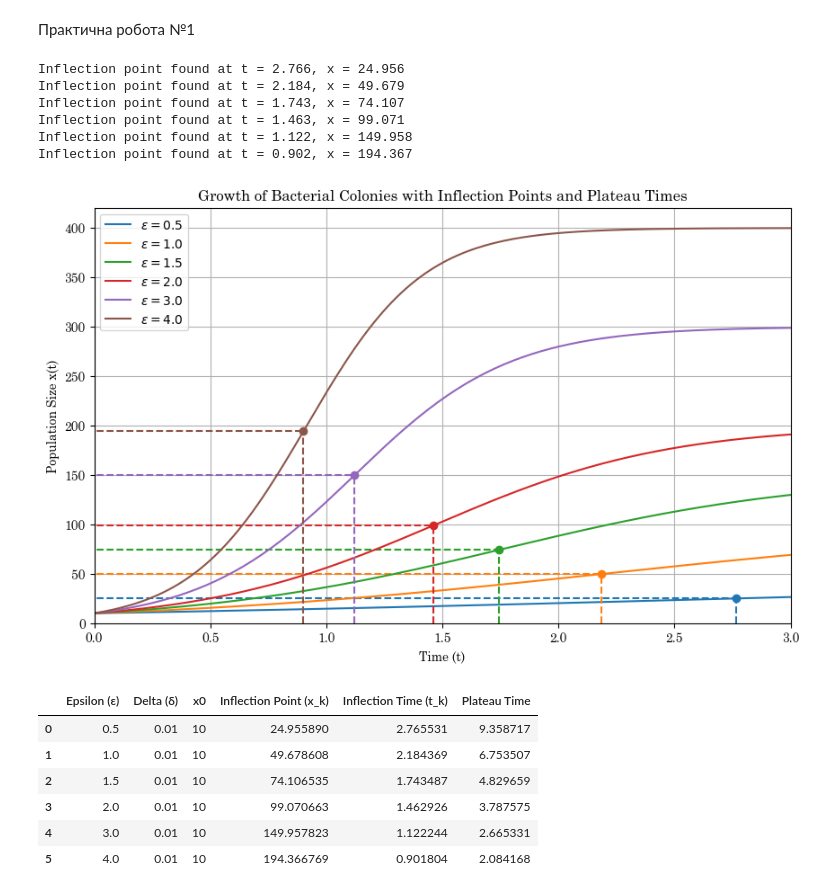
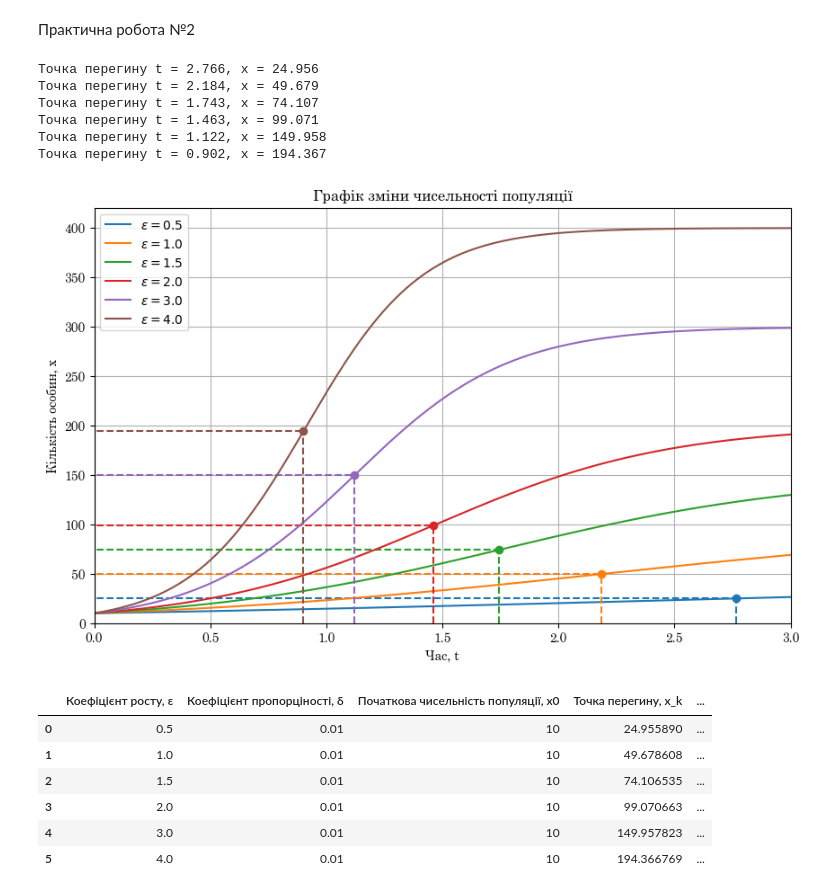
Before and after one commit to ArsenIsh26/Biophysics, a Jupyter notebook: Практична робота з Біофізики №2.ipynb, the cells around one changed output. Cells and saved outputs as stored; diff of their text form; code cells hidden in the pictures.

```diff
--- a/Практична робота з Біофізики №2.ipynb
+++ b/Практична робота з Біофізики №2.ipynb
@@ -1,16 +1,18 @@
 # %% [markdown]
-Практична робота №1
+Практична робота №2
 # %%
 import numpy as np
 import matplotlib.pyplot as plt
 import pandas as pd
+
+plt.rcParams['font.family'] = 'Century Schoolbook'
 
 x0 = 10
 delta = 0.01
 epsilon_values = [0.5, 1, 1.5, 2, 3, 4]
 t = np.linspace(0, 10, 500)
 
-epsilon_list, delta_list, x0_list, x_k_list, t_k_list, plateau_time_list = [], [], [], [], [], []
+epsilon_list, delta_list, x0_list, x_k_list, t_k_list, plateau_x_list, plateau_time_list = [], [], [], [], [], [], []
 
 plt.figure(figsize=(10, 6))
 
@@ -18,8 +20,8 @@ for epsilon in epsilon_values:
     x = (x0 * epsilon) / (((epsilon - delta * x0) * np.exp(-epsilon * t)) + delta * x0)
     plt.plot(t, x, label=r'$\epsilon = {:.1f}$'.format(epsilon))
 
-    plateau_index = np.where(np.isclose(x, x[-1], rtol=0.01))[0][0]
-    plateau_time = t[plateau_index]
+    plateau_x = np.where(np.isclose(x, x[-1], rtol=0.01))[0][0]
+    plateau_time = t[plateau_x]
 
     dx_dt = np.gradient(x, t)
     d2x_dt2 = np.gradient(dx_dt, t)
@@ -30,56 +32,58 @@ for epsilon in epsilon_values:
         inflection_index = inflection_indices[0]
         t_k = t[inflection_index]
         x_k = x[inflection_index]
-        print(f"Inflection point found at t = {t_k:.3f}, x = {x_k:.3f}")
+        print(f"Точка перегину t = {t_k:.3f}, x = {x_k:.3f}")
     else:
-        print("No inflection point found.")
+        print("Точкаа перегину відсутня")
 
     curve_color = plt.gca().lines[-1].get_color()
     plt.vlines(t_k, -10, x_k, color=curve_color, linestyle='--')
     plt.hlines(x_k, -10, t_k, color=curve_color, linestyle='--')
     plt.plot(t_k, x_k, 'o', color=curve_color)
 
     epsilon_list.append(epsilon)
     delta_list.append(delta)
     x0_list.append(x0)
     x_k_list.append(x_k)
     t_k_list.append(t_k)
+    plateau_x_list.append(plateau_x)
     plateau_time_list.append(plateau_time)
 
 plt.ylim(0, )
 plt.xlim(0, 3)
 plt.xlabel('Час, t')
 plt.ylabel('Кількість особин, x')
 plt.title('Графік зміни чисельності популяції')
 plt.legend()
 plt.grid()
 plt.show()
 
 results_df = pd.DataFrame({
     'Коефіцієнт росту, ε': epsilon_list,
     'Коефіцієнт пропорціності, δ': delta_list,
     'Початкова чисельність популяції, x0': x0_list,
     'Точка перегину, x_k': x_k_list,
     'Точка перегину, t_k': t_k_list,
+    'Максимум кількості особин, xст': plateau_x_list,
     'Час настання плато, Tст': plateau_time_list
 })
 
 results_df
 # %% [output]
-Inflection point found at t = 2.766, x = 24.956
-Inflection point found at t = 2.184, x = 49.679
-Inflection point found at t = 1.743, x = 74.107
-Inflection point found at t = 1.463, x = 99.071
-Inflection point found at t = 1.122, x = 149.958
-Inflection point found at t = 0.902, x = 194.367
+Точка перегину t = 2.766, x = 24.956
+Точка перегину t = 2.184, x = 49.679
+Точка перегину t = 1.743, x = 74.107
+Точка перегину t = 1.463, x = 99.071
+Точка перегину t = 1.122, x = 149.958
+Точка перегину t = 0.902, x = 194.367
-[figure, old version]
+[figure, new version]
-|  | Epsilon (ε) | Delta (δ) | x0 | Inflection Point (x_k) | Inflection Time (t_k) | Plateau Time |
-| 0 | 0.5 | 0.01 | 10 | 24.955890 | 2.765531 | 9.358717 |
-| 1 | 1.0 | 0.01 | 10 | 49.678608 | 2.184369 | 6.753507 |
-| 2 | 1.5 | 0.01 | 10 | 74.106535 | 1.743487 | 4.829659 |
-| 3 | 2.0 | 0.01 | 10 | 99.070663 | 1.462926 | 3.787575 |
-| 4 | 3.0 | 0.01 | 10 | 149.957823 | 1.122244 | 2.665331 |
-| 5 | 4.0 | 0.01 | 10 | 194.366769 | 0.901804 | 2.084168 |
+|  | Коефіцієнт росту, ε | Коефіцієнт пропорціності, δ | Початкова чисельність популяції, x0 | Точка перегину, x_k | ... |
+| 0 | 0.5 | 0.01 | 10 | 24.955890 | ... |
+| 1 | 1.0 | 0.01 | 10 | 49.678608 | ... |
+| 2 | 1.5 | 0.01 | 10 | 74.106535 | ... |
+| 3 | 2.0 | 0.01 | 10 | 99.070663 | ... |
+| 4 | 3.0 | 0.01 | 10 | 149.957823 | ... |
+| 5 | 4.0 | 0.01 | 10 | 194.366769 | ... |
 # %%
 import numpy as np
 import matplotlib.pyplot as plt
```
Also changed, not shown: parts of 5 cells of this notebook.
